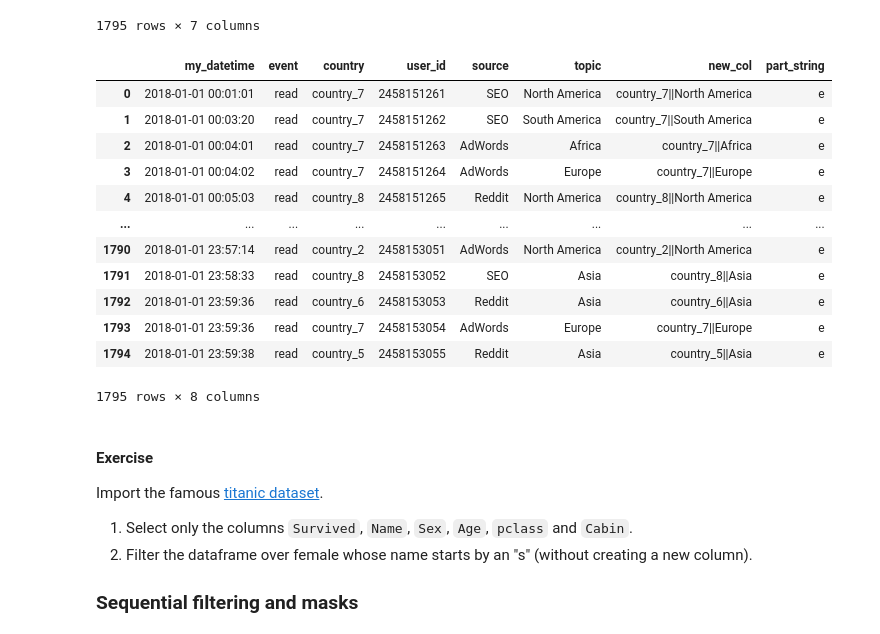
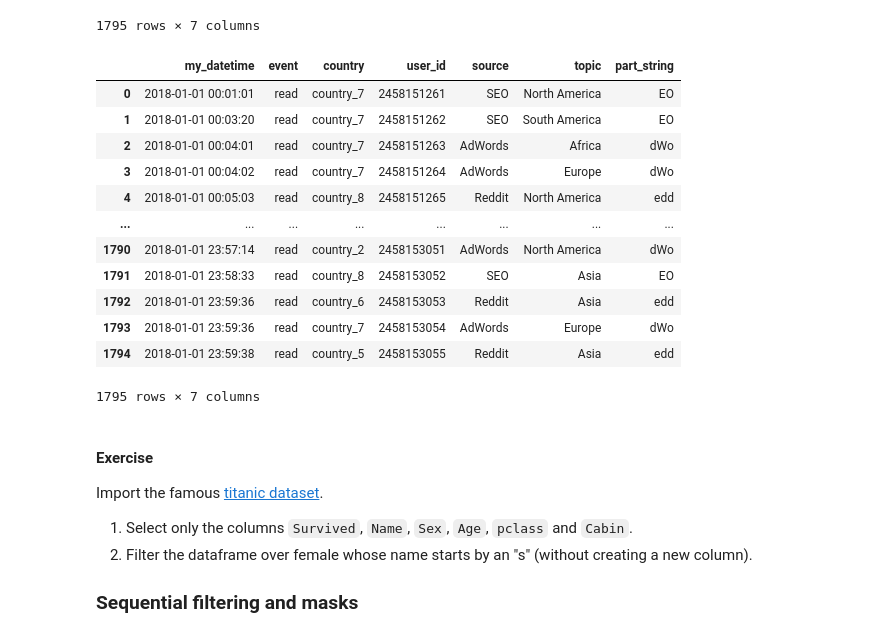
Before and after one commit to oscar-defelice/DSAcademy-lectures, a Jupyter notebook: Lectures_src/01.Pandas/01.Pandas.ipynb, the cells around one changed output. Drawn from its saved outputs; the diff is of its cells as text; code cells hidden in the pictures.

```diff
--- a/Lectures_src/01.Pandas/01.Pandas.ipynb
+++ b/Lectures_src/01.Pandas/01.Pandas.ipynb
@@ -248,3 +253,9 @@ Data columns (total 6 columns):
  5   topic        1795 non-null   object
 dtypes: int64(1), object(5)
 memory usage: 84.3+ KB
+# %%
+df = pd.read_csv('datasets/pandas_tutorial_read.csv', delimiter=';',
+                 names=['my_datetime', 'event', 'country', 'user_id', 'source', 'topic'],
+                 parse_dates=['my_datetime'])
+
+df.info()
@@ -484,23 +511,23 @@ df
 | 1794 | 2018-01-01 23:59:38 | read | country_5 | 2458153055 | Reddit | Asia | country_5||Asia |
 1795 rows × 7 columns
 # %%
-# Create a further column made by the 2nd letter of the string contained in the "event" column
-df["part_string"] = df.event.str[1]
+# Create a further column made by the 2nd letter of the string contained in the "source" column
+df["part_string"] = df.source.str[1]
 df
 # %% [output]
-|  | my_datetime | event | country | user_id | source | topic | new_col | part_string |
-| 0 | 2018-01-01 00:01:01 | read | country_7 | 2458151261 | SEO | North America | country_7||North America | e |
-| 1 | 2018-01-01 00:03:20 | read | country_7 | 2458151262 | SEO | South America | country_7||South America | e |
-| 2 | 2018-01-01 00:04:01 | read | country_7 | 2458151263 | AdWords | Africa | country_7||Africa | e |
-| 3 | 2018-01-01 00:04:02 | read | country_7 | 2458151264 | AdWords | Europe | country_7||Europe | e |
-| 4 | 2018-01-01 00:05:03 | read | country_8 | 2458151265 | Reddit | North America | country_8||North America | e |
-| ... | ... | ... | ... | ... | ... | ... | ... | ... |
-| 1790 | 2018-01-01 23:57:14 | read | country_2 | 2458153051 | AdWords | North America | country_2||North America | e |
-| 1791 | 2018-01-01 23:58:33 | read | country_8 | 2458153052 | SEO | Asia | country_8||Asia | e |
-| 1792 | 2018-01-01 23:59:36 | read | country_6 | 2458153053 | Reddit | Asia | country_6||Asia | e |
-| 1793 | 2018-01-01 23:59:36 | read | country_7 | 2458153054 | AdWords | Europe | country_7||Europe | e |
-| 1794 | 2018-01-01 23:59:38 | read | country_5 | 2458153055 | Reddit | Asia | country_5||Asia | e |
+|  | my_datetime | event | country | user_id | source | topic | part_string |
+| 0 | 2018-01-01 00:01:01 | read | country_7 | 2458151261 | SEO | North America | EO |
+| 1 | 2018-01-01 00:03:20 | read | country_7 | 2458151262 | SEO | South America | EO |
+| 2 | 2018-01-01 00:04:01 | read | country_7 | 2458151263 | AdWords | Africa | dWo |
+| 3 | 2018-01-01 00:04:02 | read | country_7 | 2458151264 | AdWords | Europe | dWo |
+| 4 | 2018-01-01 00:05:03 | read | country_8 | 2458151265 | Reddit | North America | edd |
+| ... | ... | ... | ... | ... | ... | ... | ... |
+| 1790 | 2018-01-01 23:57:14 | read | country_2 | 2458153051 | AdWords | North America | dWo |
+| 1791 | 2018-01-01 23:58:33 | read | country_8 | 2458153052 | SEO | Asia | EO |
+| 1792 | 2018-01-01 23:59:36 | read | country_6 | 2458153053 | Reddit | Asia | edd |
+| 1793 | 2018-01-01 23:59:36 | read | country_7 | 2458153054 | AdWords | Europe | dWo |
+| 1794 | 2018-01-01 23:59:38 | read | country_5 | 2458153055 | Reddit | Asia | edd |
-1795 rows × 8 columns
+1795 rows × 7 columns
 # %% [markdown]
 #### Exercise
 Import the famous [titanic dataset](https://raw.githubusercontent.com/insaid2018/Term-1/master/Data/Casestudy/titanic_train.csv).
```
Also changed, not shown: parts of 3 cells of this notebook, 6 other files.
